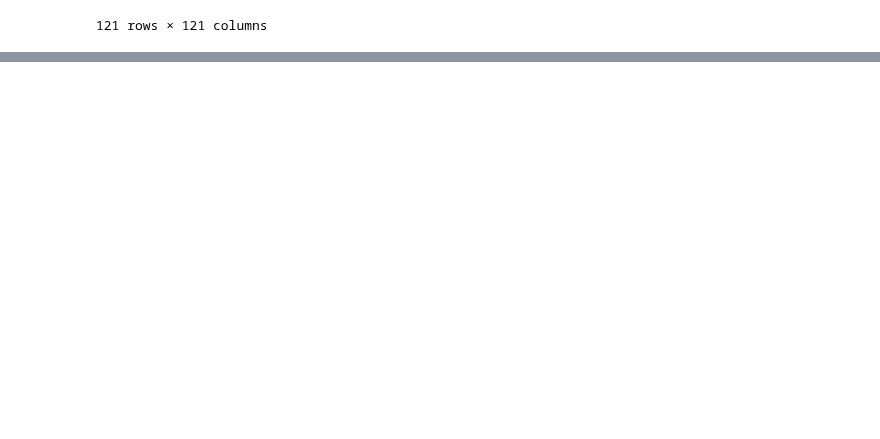
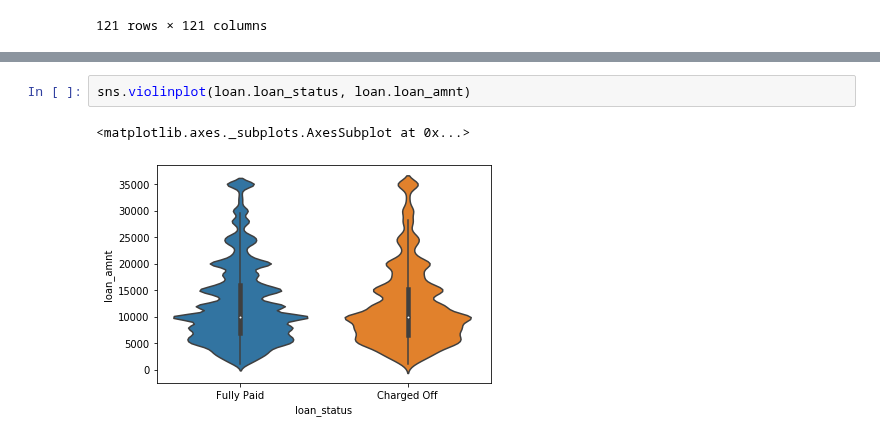
Before and after one commit to timcopelandoh/thinkful, a Jupyter notebook: Capstones and Projects/Capstone 3 - Cleaning and Data Exploration.ipynb, the cells around one changed output, grey strips where cells are left out. Saved outputs shown, nothing was run; the diff lists cells and outputs as text; blank space fills up the shorter version.

```diff
--- a/Capstones and Projects/Capstone 3 - Cleaning and Data Exploration.ipynb
+++ b/Capstones and Projects/Capstone 3 - Cleaning and Data Exploration.ipynb
@@ -256,0 +277,5 @@ loan.corr()
+# %%
+sns.violinplot(loan.loan_status, loan.loan_amnt)
+# %% [output]
+<matplotlib.axes._subplots.AxesSubplot at 0x...>
+[figure, added]
```
Also changed, not shown: parts of 4 cells of this notebook, 4 other files.
